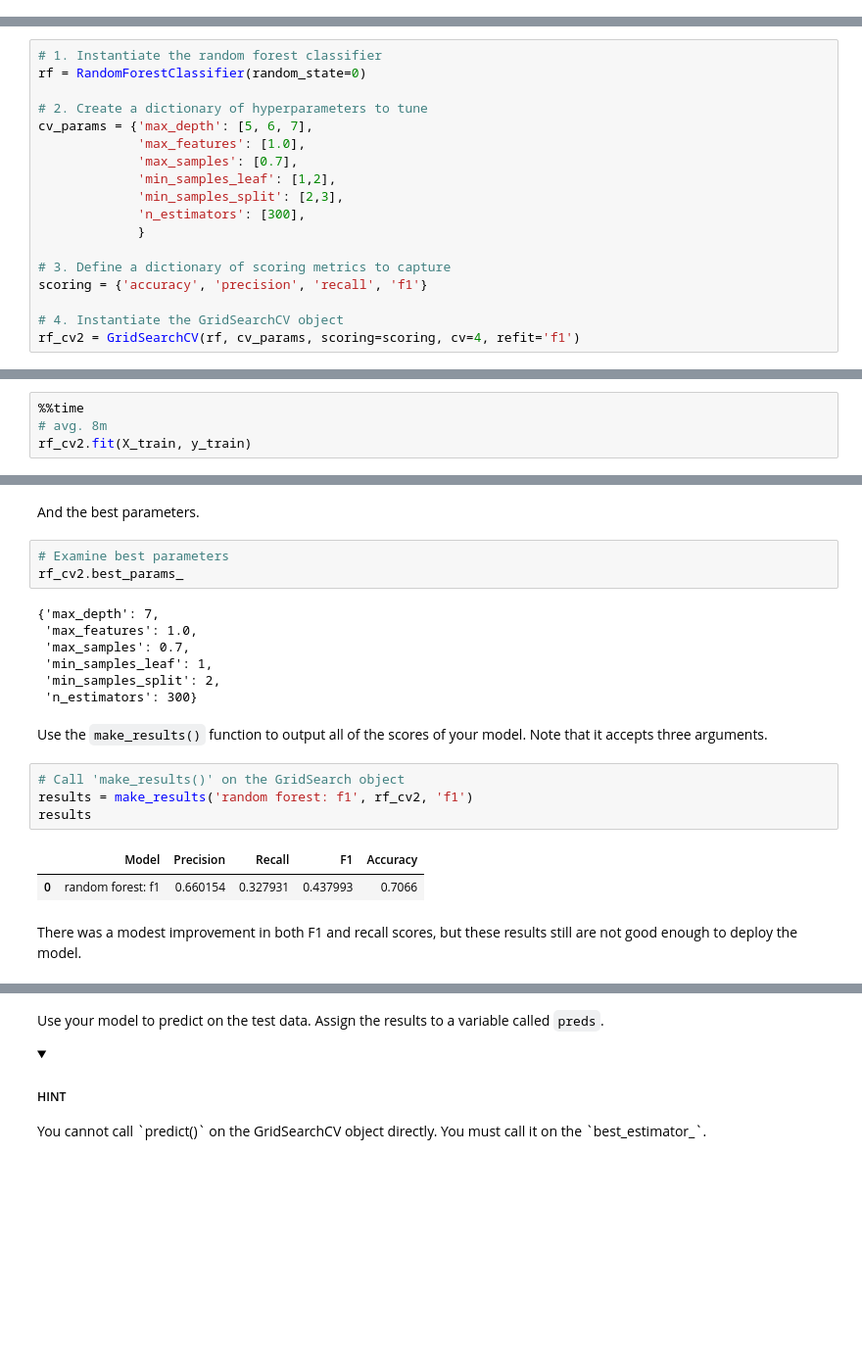
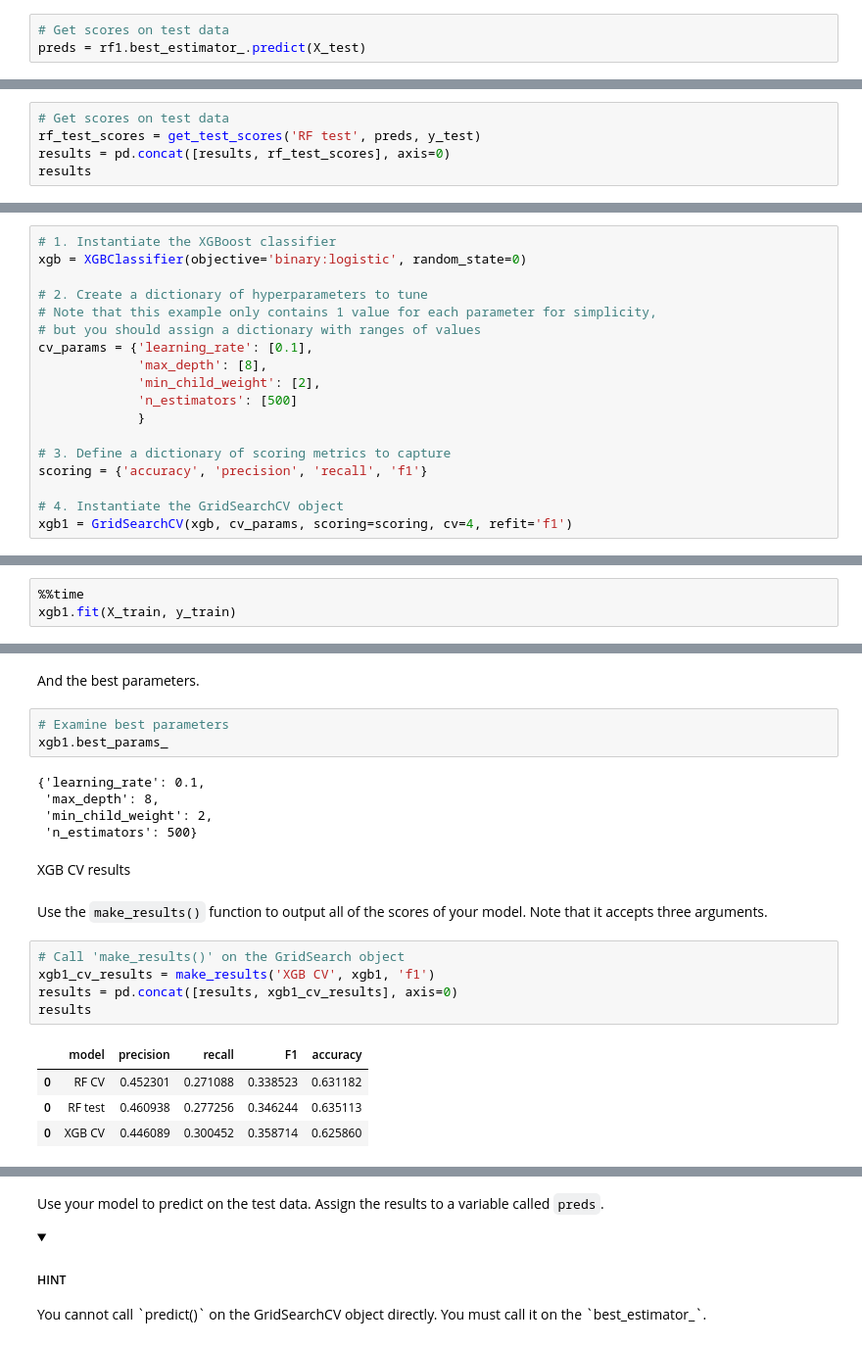
Before and after one commit to dennislamcv1/GoogleADA, a Jupyter notebook: Machine Learning/Exemplar_Course 6 Automatidata project lab.ipynb, the cells around one changed output, grey strips where cells are left out. Shown at 98% size. Saved outputs shown, nothing was run; the diff lists cells and outputs as text; folded sections open; blank space fills up the shorter version.

```diff
--- a/Machine Learning/Exemplar_Course 6 Automatidata project lab.ipynb
+++ b/Machine Learning/Exemplar_Course 6 Automatidata project lab.ipynb
@@ -626,0 +736,3 @@ For example, if the available values for `min_samples_split` were [2, 3, 4] and
+# %%
+# Get scores on test data
+preds = rf1.best_estimator_.predict(X_test)
@@ -626,0 +772,5 @@ For example, if the available values for `min_samples_split` were [2, 3, 4] and
+# %%
+# Get scores on test data
+rf_test_scores = get_test_scores('RF test', preds, y_test)
+results = pd.concat([results, rf_test_scores], axis=0)
+results
@@ -627,25 +804,24 @@ For example, if the available values for `min_samples_split` were [2, 3, 4] and
 # %%
-# 1. Instantiate the random forest classifier
-rf = RandomForestClassifier(random_state=0)
+# 1. Instantiate the XGBoost classifier
+xgb = XGBClassifier(objective='binary:logistic', random_state=0)
 
 # 2. Create a dictionary of hyperparameters to tune
-cv_params = {'max_depth': [5, 6, 7],
-             'max_features': [1.0],
-             'max_samples': [0.7],
-             'min_samples_leaf': [1,2],
-             'min_samples_split': [2,3],
-             'n_estimators': [300],
+# Note that this example only contains 1 value for each parameter for simplicity,
+# but you should assign a dictionary with ranges of values
+cv_params = {'learning_rate': [0.1],
+             'max_depth': [8],
+             'min_child_weight': [2],
+             'n_estimators': [500]
              }
 
 # 3. Define a dictionary of scoring metrics to capture
 scoring = {'accuracy', 'precision', 'recall', 'f1'}
 
 # 4. Instantiate the GridSearchCV object
-rf_cv2 = GridSearchCV(rf, cv_params, scoring=scoring, cv=4, refit='f1')
+xgb1 = GridSearchCV(xgb, cv_params, scoring=scoring, cv=4, refit='f1')
 # %% [markdown]
 Now fit the model to the `X_train` and `y_train` data.
 # %%
 %%time
-# avg. 8m
-rf_cv2.fit(X_train, y_train)
+xgb1.fit(X_train, y_train)
 # %% [output]
@@ -679,22 +855,23 @@ rf_cv2.best_score_
 And the best parameters.
 # %%
 # Examine best parameters
-rf_cv2.best_params_
+xgb1.best_params_
 # %% [output]
-{'max_depth': 7,
- 'max_features': 1.0,
- 'max_samples': 0.7,
- 'min_samples_leaf': 1,
- 'min_samples_split': 2,
- 'n_estimators': 300}
+{'learning_rate': 0.1,
+ 'max_depth': 8,
+ 'min_child_weight': 2,
+ 'n_estimators': 500}
+# %% [markdown]
+XGB CV results
 # %% [markdown]
 Use the `make_results()` function to output all of the scores of your model. Note that it accepts three arguments.
 # %%
 # Call 'make_results()' on the GridSearch object
-results = make_results('random forest: f1', rf_cv2, 'f1')
+xgb1_cv_results = make_results('XGB CV', xgb1, 'f1')
+results = pd.concat([results, xgb1_cv_results], axis=0)
 results
 # %% [output]
-|  | Model | Precision | Recall | F1 | Accuracy |
-| 0 | random forest: f1 | 0.660154 | 0.327931 | 0.437993 | 0.7066 |
+|  | model | precision | recall | F1 | accuracy |
+| 0 | RF CV | 0.452301 | 0.271088 | 0.338523 | 0.631182 |
+| 0 | RF test | 0.460938 | 0.277256 | 0.346244 | 0.635113 |
+| 0 | XGB CV | 0.446089 | 0.300452 | 0.358714 | 0.625860 |
-# %% [markdown]
-There was a modest improvement in both F1 and recall scores, but these results still are not good enough to deploy the model.
```
Also changed, not shown: parts of 113 cells of this notebook, 8 other files.
